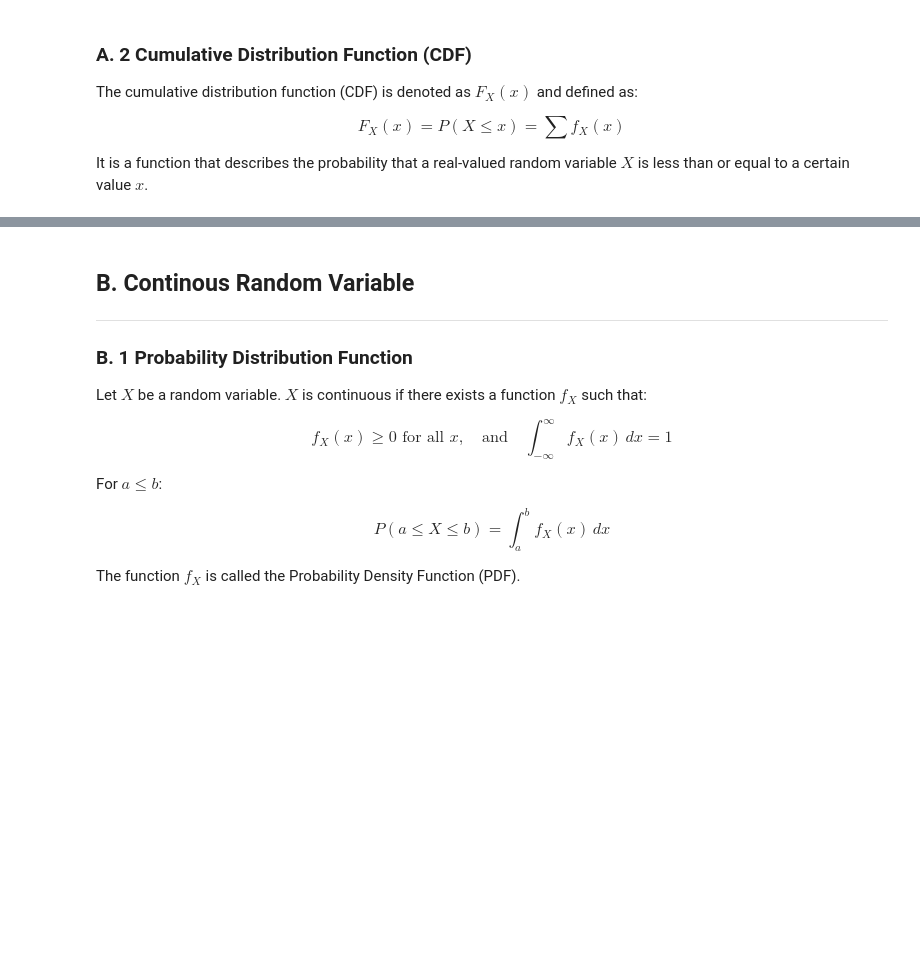
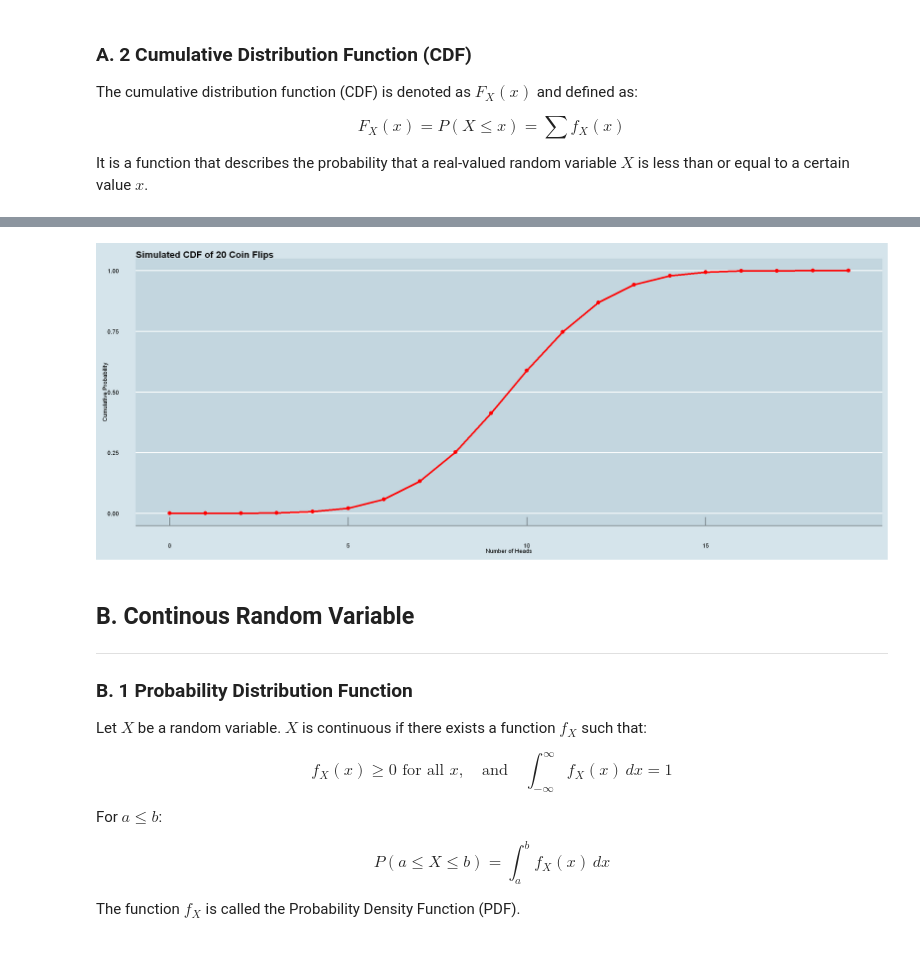
Before and after one commit to ansyaku/Statistika3_UGM_ipynb, a Jupyter notebook: Pertemuan 2.ipynb, the cells around one changed output, grey strips where cells are left out. Saved outputs shown, nothing was run; the diff lists cells and outputs as text; code cells hidden in the pictures; blank space fills up the shorter version.

```diff
--- a/Pertemuan 2.ipynb
+++ b/Pertemuan 2.ipynb
@@ -101,3 +222,14 @@ points(x_values, cum_prob, pch = 19, col = "red") # Highlight the jumps at discr
+# %%
+# CDF Plot (Line Graph)
+cdf_plot <- ggplot(pmf_data, aes(x = Heads_Count, y = Cumulative_P)) +
+  geom_line(color = "red", linewidth = 1.5) +
+  geom_point(color = "red", size = 3) +
+  labs(x = "Number of Heads", y = "Cumulative Probability", title = paste("Simulated CDF of", n_flips, "Coin Flips")) +
+  theme_economist(base_size = 30, dkpanel=TRUE)
+
+cdf_plot
+# %% [output]
+[figure, added]
 # %% [markdown]
 ## B. Continous Random Variable
 <hr>
```
Also changed, not shown: parts of 14 cells of this notebook, 1 other file.
